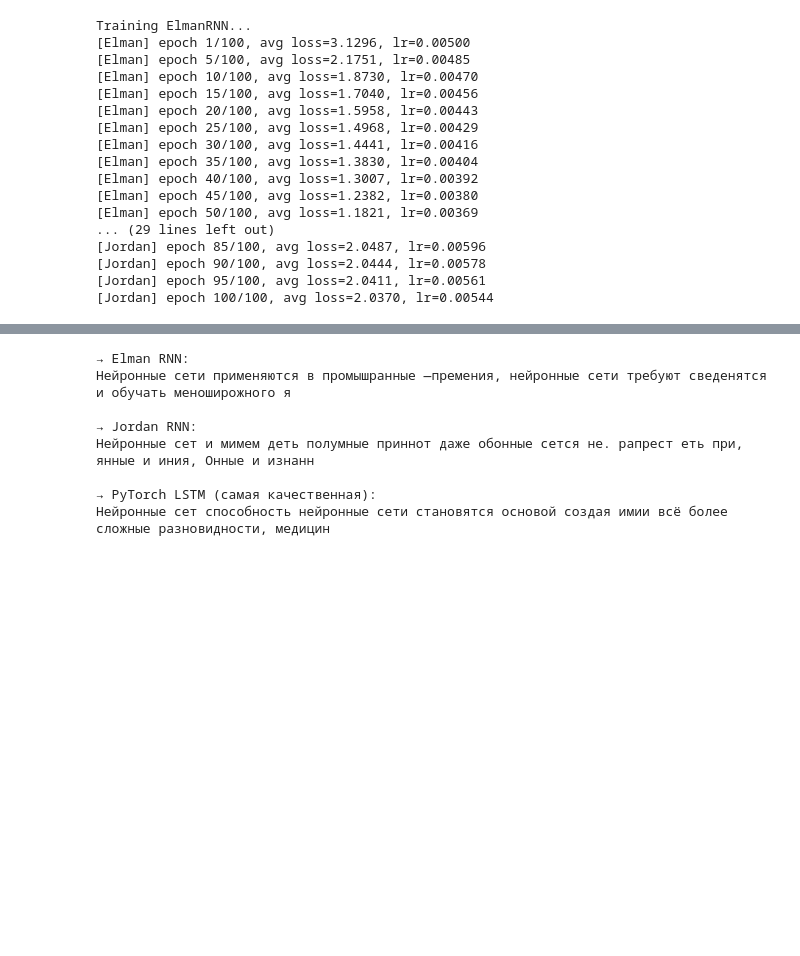
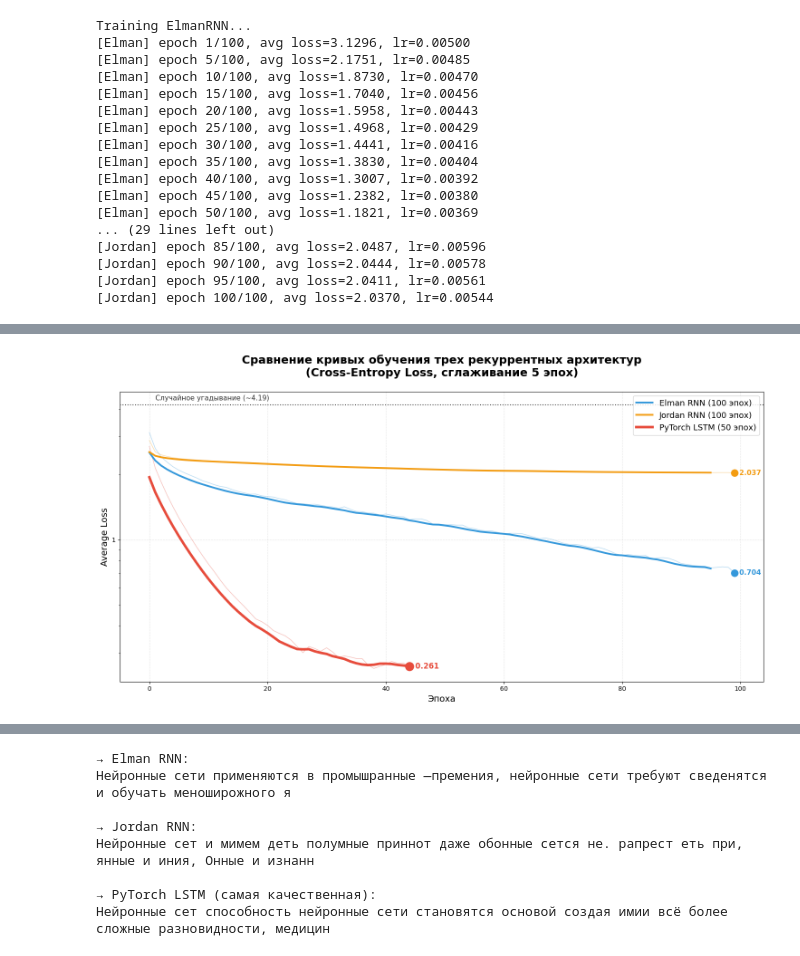
Before and after one commit to Daniilsol200/KURSOVAI_kovalevski_Kurs3, a Jupyter notebook: КурсоваяНейроныеСети.ipynb, the cells around one changed output, grey strips where cells are left out. Saved outputs shown, nothing was run; the diff lists cells and outputs as text; code cells hidden in the pictures; blank space fills up the shorter version.

```diff
--- a/КурсоваяНейроныеСети.ipynb
+++ b/КурсоваяНейроныеСети.ipynb
@@ -542,0 +467,88 @@ Accuracy — Elman: 60.44%, Jordan: 35.68%, PyTorch LSTM: 80.22%
+# %%
+# =============================================
+# 9) ГРАФИКИ
+# =============================================
+acc_e = compute_accuracy(elman, X_test, Y_test)
+acc_j = compute_accuracy(jordan, X_test, Y_test)
+acc_pt = compute_accuracy_torch(torch_lstm, X_test_t, Y_test_t)
+
+# =============================================
+# УЛУЧШЕННЫЙ ГРАФИК ПОТЕРЬ (очень информативный)
+# =============================================
+
+plt.figure(figsize=(15, 8))
+
+# 1. Сырые кривые (полупрозрачные)
+plt.plot(elman_losses, color="#3498db", alpha=0.35, linewidth=1)
+plt.plot(jordan_losses, color="#f39c12", alpha=0.35, linewidth=1)
+plt.plot(lstm_losses,    color="#e74c3c", alpha=0.35, linewidth=1)
+
+# 2. Сглаженные кривые (moving average, окно = 5) — основное, что мы смотрим
+window = 5
+plt.plot(np.convolve(elman_losses, np.ones(window)/window, mode='valid'),
+         color="#3498db", linewidth=2.8, label="Elman RNN (100 эпох)")
+plt.plot(np.convolve(jordan_losses, np.ones(window)/window, mode='valid'),
+         color="#f39c12", linewidth=2.8, label="Jordan RNN (100 эпох)")
+
+# Для LSTM может быть меньше эпох, поэтому отдельно
+lstm_smoothed = np.convolve(lstm_losses + [lstm_losses[-1]]*(window-1),
+                           np.ones(window)/window, mode='valid')
+plt.plot(lstm_smoothed, color="#e74c3c", linewidth=4, label="PyTorch LSTM (50 эпох)")
+
+# 3. Финальные значения + аннотации
+final_elman = elman_losses[-1]
+final_jordan = jordan_losses[-1]
+final_lstm = lstm_losses[-1]
+
+plt.scatter(len(elman_losses)-1, final_elman, color="#3498db", s=120, zorder=5)
+plt.scatter(len(jordan_losses)-1, final_jordan, color="#f39c12", s=120, zorder=5)
+plt.scatter(len(lstm_losses)-1, final_lstm, color="#e74c3c", s=180, zorder=5)
+
+plt.text(len(elman_losses)-1, final_elman, f'  {final_elman:.3f}',
+         va='center', fontsize=11, fontweight='bold', color="#3498db")
+plt.text(len(jordan_losses)-1, final_jordan, f'  {final_jordan:.3f}',
+         va='center', fontsize=11, fontweight='bold', color="#f39c12")
+plt.text(len(lstm_losses)-1 + 1, final_lstm, f'{final_lstm:.3f}  ',
+         va='center', ha='left', fontsize=12, fontweight='bold', color="#e74c3c")
+
+# 4. Оформление
+plt.title("Сравнение кривых обучения трех рекуррентных архитектур\n(Cross-Entropy Loss, сглаживание 5 эпох)",
+          fontsize=18, pad=25, fontweight='bold')
+plt.xlabel("Эпоха", fontsize=14)
+plt.ylabel("Average Loss", fontsize=14)
+
+plt.grid(True, alpha=0.3, linestyle='--')
+plt.legend(fontsize=13, loc="upper right")
+
+# Логарифмическая шкала по Y — очень помогает видеть разницу на поздних стадиях
+plt.yscale('log')
+plt.gca().yaxis.set_major_formatter(plt.LogFormatter())
+
+# Дополнительная горизонтальная линия на уровне случайного угадывания
+random_guess = np.log(vocab_size)  # ≈ 4.25 для ~70 символов
+plt.axhline(random_guess, color='black', linestyle=':', linewidth=1.5, alpha=0.7)
+plt.text(1, random_guess*1.05, f'Случайное угадывание (~{random_guess:.2f})',
+         color='black', fontsize=11, alpha=0.8)
+
+plt.tight_layout()
+plt.show()
+
+plt.figure(figsize=(9, 6))
+models = ["Elman RNN", "Jordan RNN", "PyTorch LSTM"]
+accs = [acc_e * 100, acc_j * 100, acc_pt * 100]
+colors = ["#3498db", "#f39c12", "#e74c3c"]
+bars = plt.bar(models, accs, color=colors, edgecolor="black", linewidth=1.2)
+plt.title("Точность предсказания следующего символа на тесте", fontsize=16, pad=20)
+plt.ylabel("Accuracy (%)", fontsize=12)
+plt.ylim(0, max(accs) + 10)
+
+for bar, acc in zip(bars, accs):
+    plt.text(bar.get_x() + bar.get_width()/2, bar.get_height() + 0.8,
+             f"{acc:.2f}%", ha="center", va="bottom", fontsize=12, fontweight="bold")
+
+plt.tight_layout()
+plt.show()
+
+print(f"\nAccuracy — Elman: {acc_e*100:.2f}%, Jordan: {acc_j*100:.2f}%, PyTorch LSTM: {acc_pt*100:.2f}%")
+# %% [output]
+[figure, added]
```
Also changed, not shown: parts of 4 cells of this notebook.
